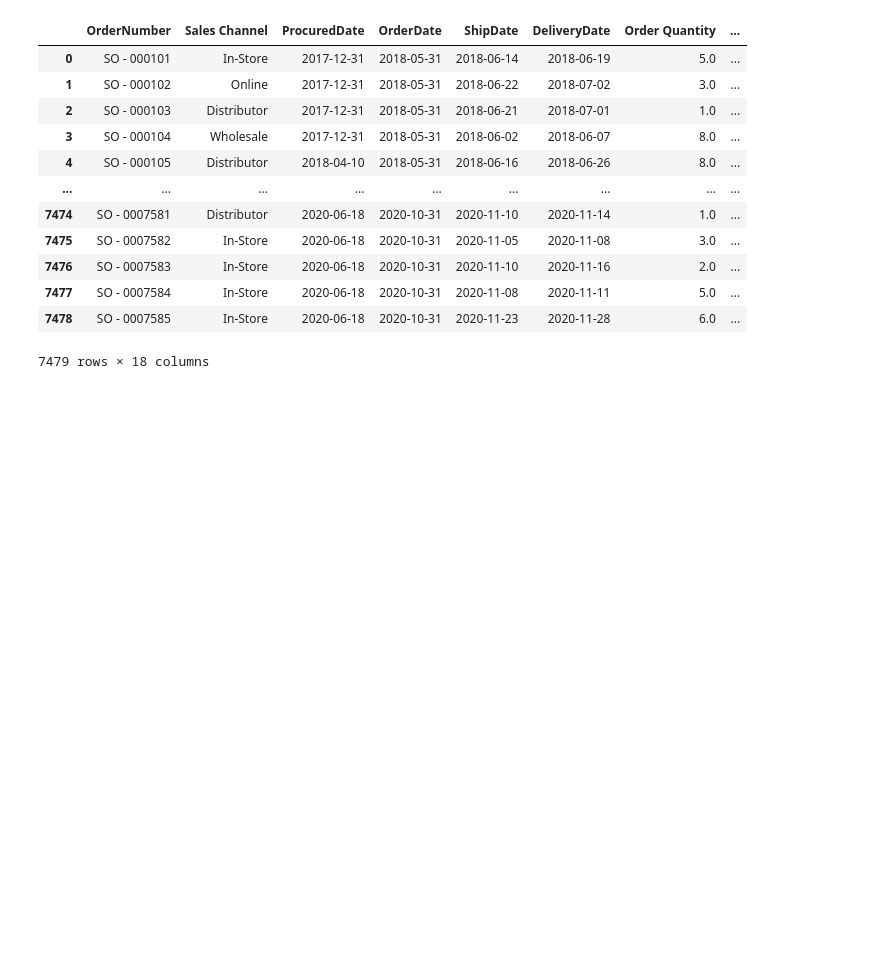
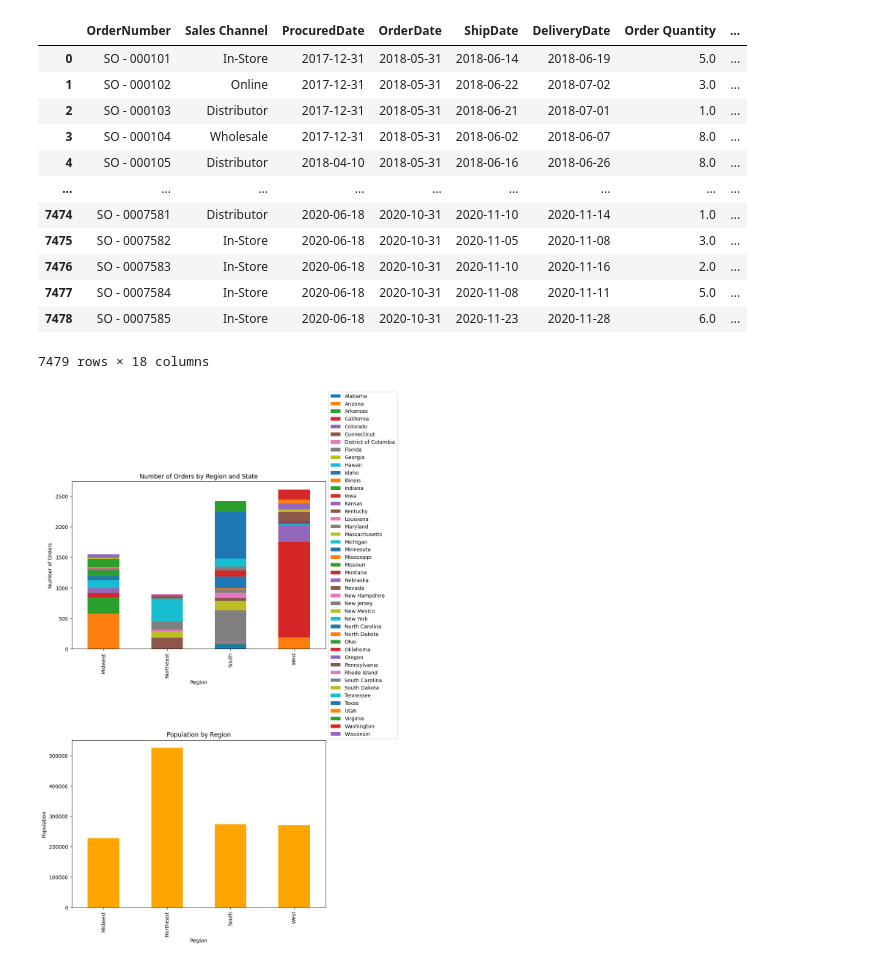
Before and after one commit to NSinha025/ZDS-Mock-Project, a Jupyter notebook: Sales_Order_Sheet_X_Store_Locations_Sheet.ipynb, the cells around one changed output. Drawn from its saved outputs; the diff is of its cells as text; code cells hidden in the pictures; blank space fills up the shorter version.

Commit message:
Insights for Region-wise order relation, population by region, Chart for Region, State and No. of orders, Most product orders by each city have been added via visualization

```diff
--- a/Sales_Order_Sheet_X_Store_Locations_Sheet.ipynb
+++ b/Sales_Order_Sheet_X_Store_Locations_Sheet.ipynb
@@ -256,3 +256,31 @@ loc_en_dataset6
 | 7477 | SO - 0007584 | In-Store | 2020-06-18 | 2020-10-31 | 2020-11-08 | 2020-11-11 | 5.0 | ... |
 | 7478 | SO - 0007585 | In-Store | 2020-06-18 | 2020-10-31 | 2020-11-23 | 2020-11-28 | 6.0 | ... |
 7479 rows × 18 columns
+# %%
+import pandas as pd
+import matplotlib.pyplot as plt
+
+order_count = loc_en_dataset6.groupby(['Region_x', 'State_x']).size().unstack(fill_value=0)
+
+population_by_region = loc_en_dataset6.groupby('Region_x')['Population'].mean()
+
+order_count
+
+fig, ax = plt.subplots(2, 1, figsize=(10, 15))
+
+order_count.plot(kind='bar', stacked=True, ax=ax[0])
+ax[0].set_title('Number of Orders by Region and State')
+ax[0].set_xlabel('Region')
+ax[0].set_ylabel('Number of Orders')
+
+ax[0].legend(loc='center left', bbox_to_anchor=(1, 0.5))
+
+population_by_region.plot(kind='bar', color='orange', ax=ax[1])
+ax[1].set_title('Population by Region')
+ax[1].set_xlabel('Region')
+ax[1].set_ylabel('Population')
+
+plt.tight_layout()
+plt.show()
+# %% [output]
+[figure, added]
```
Also changed, not shown: parts of 3 cells of this notebook.
